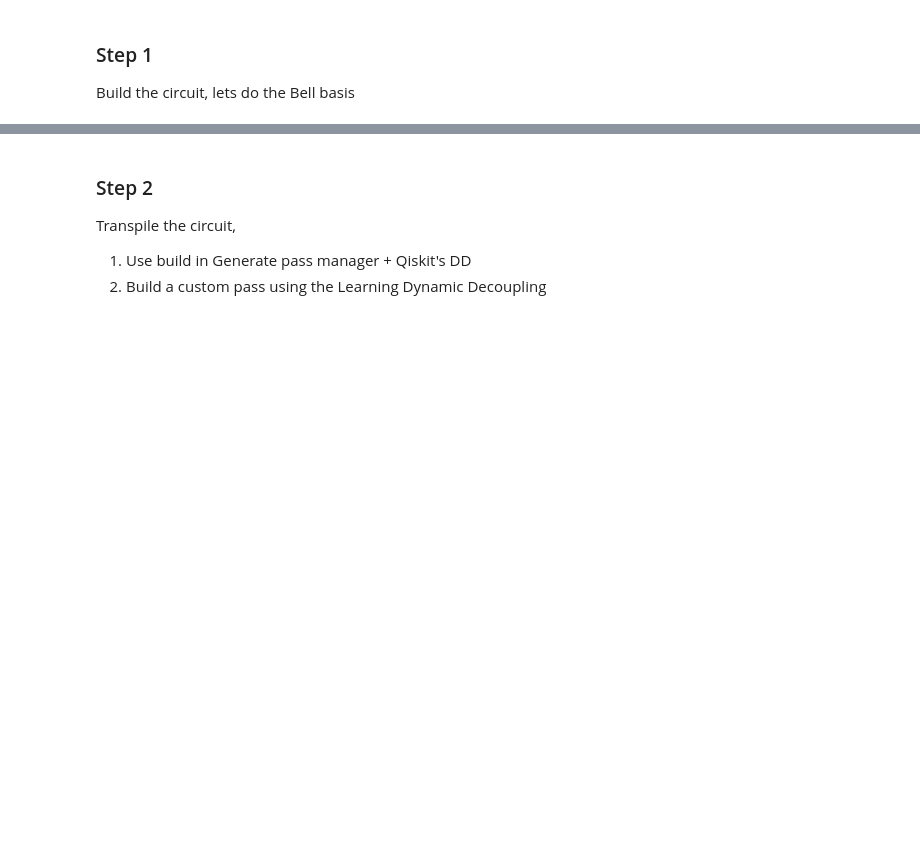
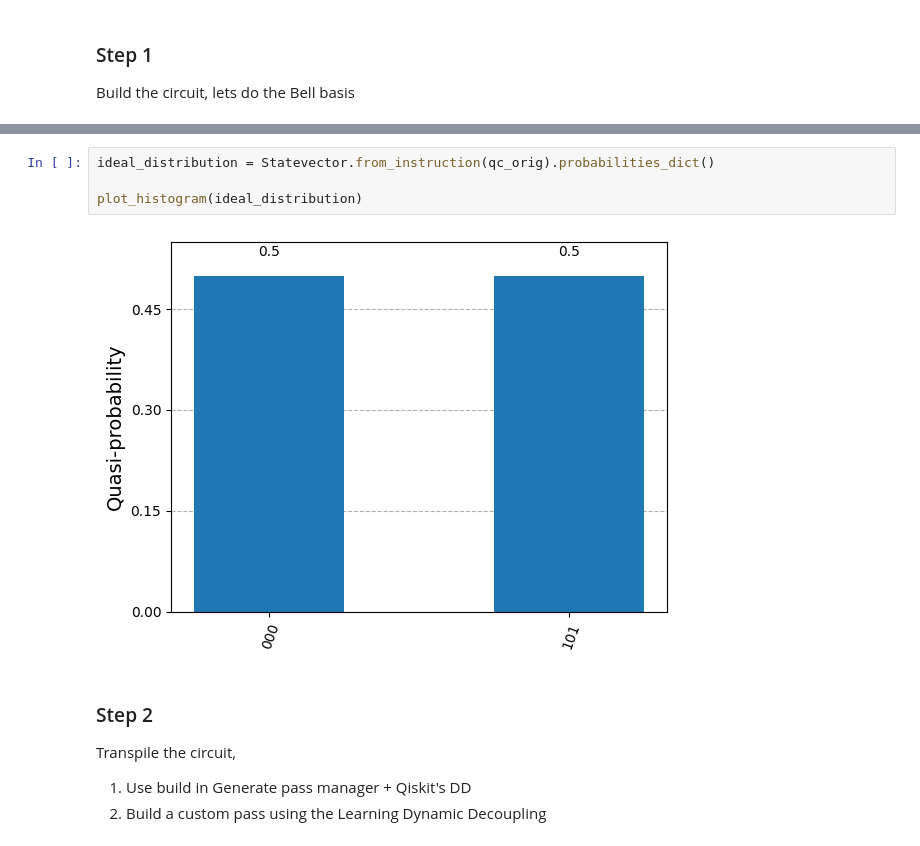
Before and after one commit to NamitA-844/Qiskit-Hackathon-WoQ-2025, a Jupyter notebook: hackathon.ipynb, the cells around one changed output, grey strips where cells are left out. Drawn from its saved outputs; the diff is of its cells as text; blank space fills up the shorter version.

```diff
--- a/hackathon.ipynb
+++ b/hackathon.ipynb
@@ -51,3 +60,9 @@ display(qc.draw(output = "mpl"))
+# %%
+ideal_distribution = Statevector.from_instruction(qc_orig).probabilities_dict()
+
+plot_histogram(ideal_distribution)
+# %% [output]
+[figure, added]
 # %% [markdown]
 ### Step 2
 Transpile the circuit,
```
Also changed, not shown: parts of 24 cells of this notebook.
